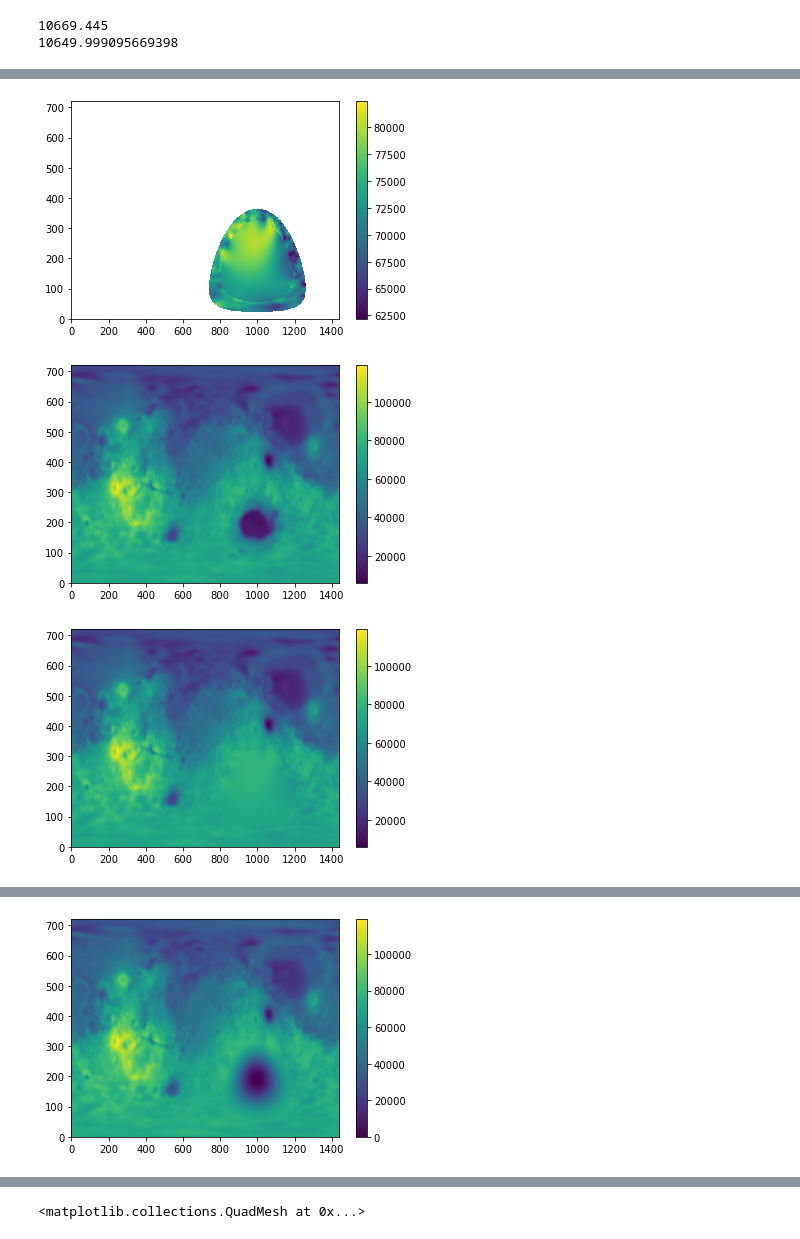
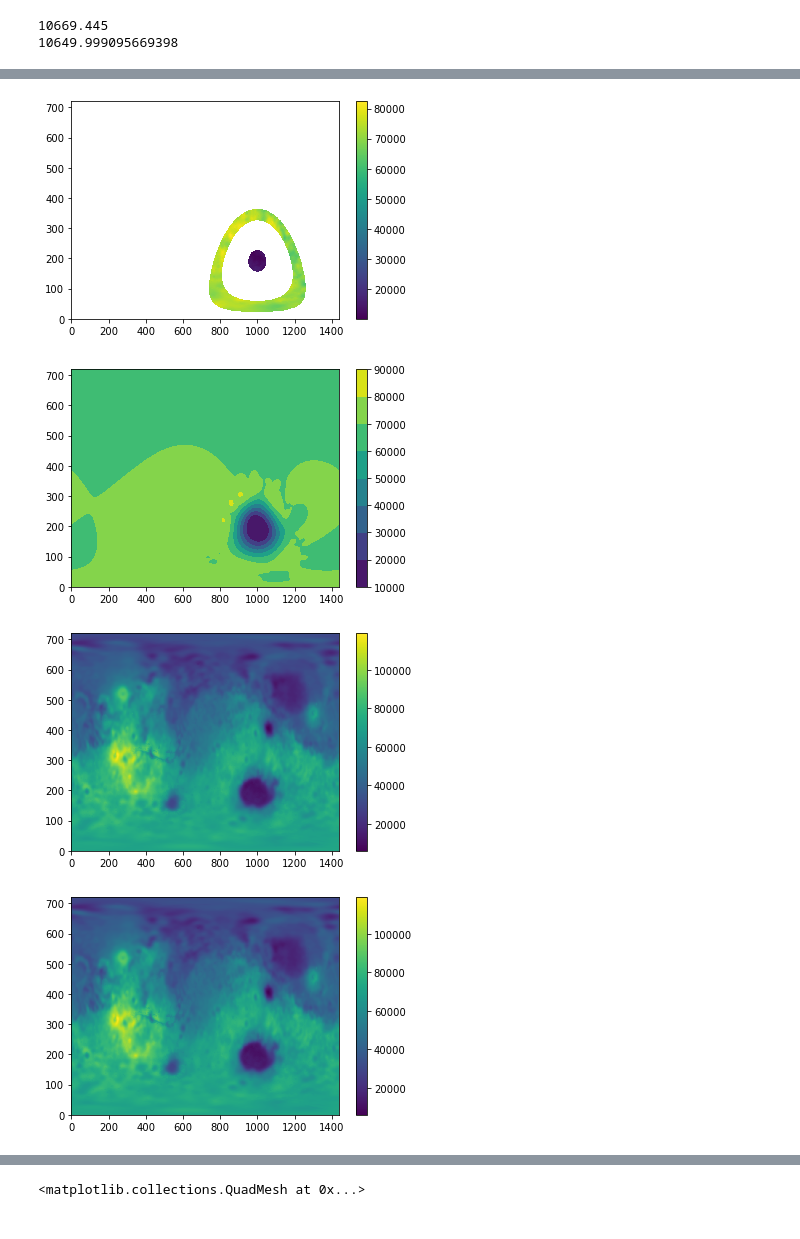
Before and after one commit to siwill22/mars, a Jupyter notebook: CraterCosineFunction.ipynb, the cells around one changed output, grey strips where cells are left out. Cells and saved outputs as stored; diff of their text form; code cells hidden in the pictures.

```diff
--- a/CraterCosineFunction.ipynb
+++ b/CraterCosineFunction.ipynb
@@ -51,7 +65,7 @@ def interpolate_hole(lons, lats, ramping, ind_hole, method='stripy'):
 
     elif method=='greenspline':
 
-        desamp = 2
+        desamp = 10
         ind = np.isnan(ramping[::desamp,::desamp].flatten())
         basis_X = lons[::desamp,::desamp].flatten()[~ind]
         basis_Y = lats[::desamp,::desamp].flatten()[~ind]
@@ -65,12 +79,16 @@ def interpolate_hole(lons, lats, ramping, ind_hole, method='stripy'):
                                          basis_Y,
                                          basis_Z)).T, fmt='%1.12f')
 
-        call_system_command(['gmt', 'greenspline', 'tmp.xyz', '-V', '-RDistanceToHellasCentre.nc',
+        call_system_command(['gmt', 'greenspline', 'tmp.xyz', '-V', '-RDistanceTo{:s}Centre.nc'.format(crater_name),
                              '-Sp', '-Z3', '-Gtmp.nc', '-Ttmpmask.nc'])
 
         ramp_interp = xr.open_dataarray('tmp.nc')
 
+        plt.contourf(ramp_interp.data)
+        plt.colorbar()
+        plt.show()
+
         ramping[np.unravel_index(ind_hole.nonzero(), ramping.shape)] = ramp_interp.data.flatten()[ind_hole]
-
+        ramp_interp.close()
 
     return ramping
@@ -112,44 +95,75 @@ plt.show()
 # %%
 HM = np.loadtxt('grids/W19_l90.xyz')
 
 sus = HM[:,2].reshape(720,1440)
 sus = np.hstack((sus[:,720:],sus[:,:720]))
 
 sus_in = sus.copy()
 sus_orig = sus.copy()
+sus_ramp = sus.copy()
+sus_fill = sus.copy()
 
 
+
+# smoothing case
+sus[np.logical_and(CraterDistance.data<outer_limit,CraterDistance.data>inner_limit)] = np.nan
+
+ind_hole = np.isnan(sus.flatten())
+mskgrd = CraterDistance.copy()
+mskgrd.data = np.logical_not(np.isnan(sus))
+mskgrd.to_netcdf('tmpmask.nc')
+
+sus[CraterDistance.data>outer_limit*1.25] = np.nan
+#ind_outer_hole = np.isnan(sus.flatten())
+
+plt.pcolormesh(sus)
+plt.colorbar()
+plt.show()
+
+sus = interpolate_hole(lons, lats, sus, ind_hole, method='greenspline')
+
+plt.pcolormesh(sus_ramp)
+plt.colorbar()
+plt.show()
+
+sus_ramp[np.unravel_index(ind_hole.nonzero(), sus_ramp.shape)] = sus[np.unravel_index(ind_hole.nonzero(), sus.shape)]
+
+plt.pcolormesh(sus_orig)
+plt.colorbar()
+plt.show()
+
+plt.pcolormesh(ind_hole.reshape(sus_ramp.shape))
+plt.colorbar()
+plt.show()
+
+plt.pcolormesh(sus_ramp)
+plt.colorbar()
+plt.show()
+
+# filling case
+sus = sus_orig.copy()
 sus[CraterDistance.data<outer_limit] = np.nan
 
 ind_hole = np.isnan(sus.flatten())
 mskgrd = CraterDistance.copy()
 mskgrd.data = np.logical_not(np.isnan(sus))
 mskgrd.to_netcdf('tmpmask.nc')
 
-
 sus[CraterDistance.data>outer_limit*1.25] = np.nan
-
-#plt.contourf(sus)
-#plt.colorbar()
-#plt.show()
 
 sus = interpolate_hole(lons, lats, sus, ind_hole, method='greenspline')
 
-sus_in[np.unravel_index(ind_hole.nonzero(), sus.shape)] = sus[np.unravel_index(ind_hole.nonzero(), sus.shape)]
+sus_fill[np.unravel_index(ind_hole.nonzero(), sus.shape)] = sus[np.unravel_index(ind_hole.nonzero(), sus.shape)]
 
-
-plt.pcolormesh(sus)
+plt.pcolormesh(sus_ramp)
 plt.colorbar()
 plt.show()
 
-plt.pcolormesh(sus_orig)
+plt.pcolormesh(sus_fill)
 plt.colorbar()
 plt.show()
-
-plt.pcolormesh(sus_in)
-plt.colorbar()
-plt.show()
 # %% [output]
-[figure, old version]
+[figure, new version]
-[figure, old version]
+[figure, new version]
-[figure, old version]
+[figure, new version]
+[figure, added]
@@ -156,7 +175 @@ plt.show()
-# %%
-plt.pcolormesh(sus_in * ramping)
-plt.colorbar()
-plt.show()
-# %% [output]
-[figure, removed]
 # %%
```
Also changed, not shown: parts of 5 cells of this notebook.
